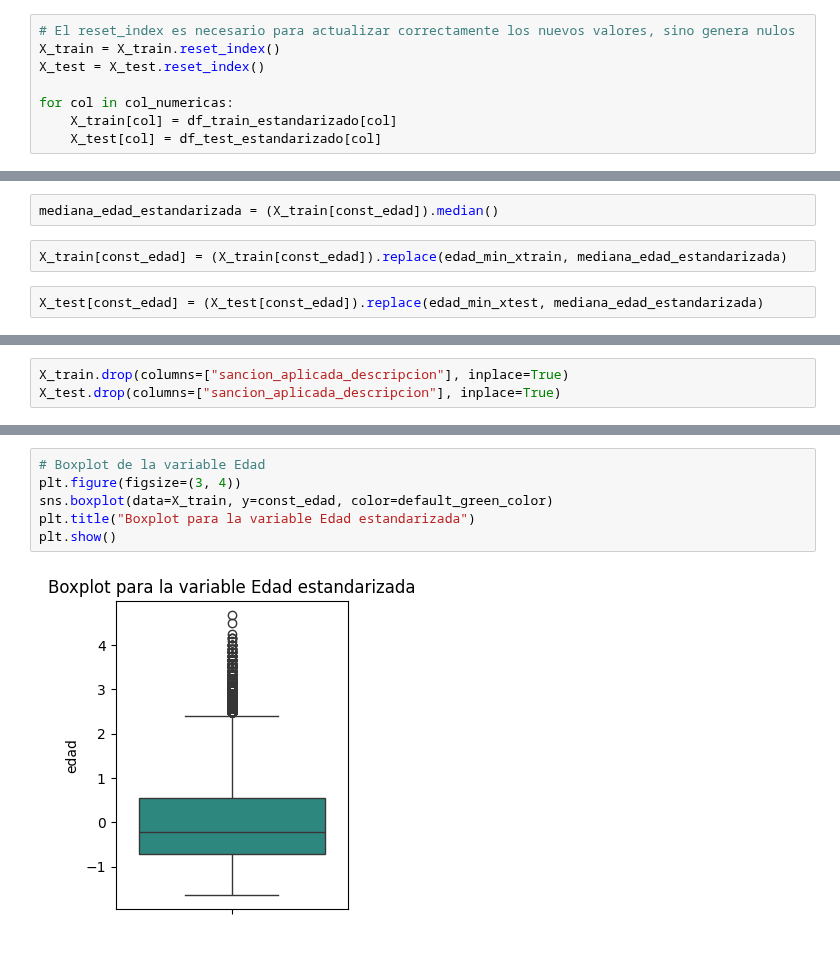
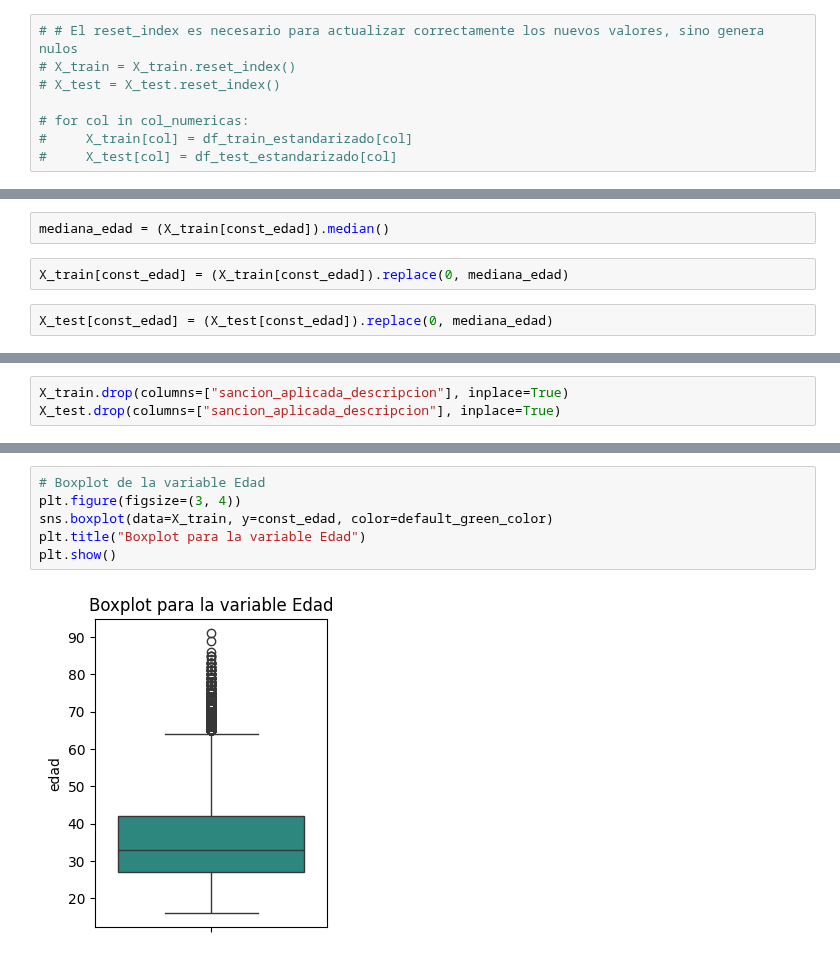
Before and after one commit to gasper-az/CEIA_Analisis_de_datos, a Jupyter notebook: trabajos_practicos/resolucion_tp_02/tp_02.ipynb, the cells around one changed output, grey strips where cells are left out. Drawn from its saved outputs; the diff is of its cells as text.

```diff
--- a/trabajos_practicos/resolucion_tp_02/tp_02.ipynb
+++ b/trabajos_practicos/resolucion_tp_02/tp_02.ipynb
@@ -307,11 +307,11 @@ len(X_train[X_train["edad"]==0])
 # %% [markdown]
 Se reemplazan las columnas numéricas originales en los datasets *train* y *test* por sus valores `estandarizados`.
 # %%
-# El reset_index es necesario para actualizar correctamente los nuevos valores, sino genera nulos
-X_train = X_train.reset_index()
-X_test = X_test.reset_index()
+# # El reset_index es necesario para actualizar correctamente los nuevos valores, sino genera nulos
+# X_train = X_train.reset_index()
+# X_test = X_test.reset_index()
 
-for col in col_numericas:
-    X_train[col] = df_train_estandarizado[col]
-    X_test[col] = df_test_estandarizado[col]
+# for col in col_numericas:
+#     X_train[col] = df_train_estandarizado[col]
+#     X_test[col] = df_test_estandarizado[col]
 # %% [markdown]
@@ -609,7 +597,7 @@ Debido a esto, se decide imputar los valores correspondientes a cero en la `edad
 # %%
-mediana_edad_estandarizada = (X_train[const_edad]).median()
+mediana_edad = (X_train[const_edad]).median()
 # %%
-X_train[const_edad] = (X_train[const_edad]).replace(edad_min_xtrain, mediana_edad_estandarizada)
+X_train[const_edad] = (X_train[const_edad]).replace(0, mediana_edad)
 # %%
-X_test[const_edad] = (X_test[const_edad]).replace(edad_min_xtest, mediana_edad_estandarizada)
+X_test[const_edad] = (X_test[const_edad]).replace(0, mediana_edad)
 # %%
@@ -702,11 +690,11 @@ Variable Edad
 # %%
 # Boxplot de la variable Edad
 plt.figure(figsize=(3, 4))
 sns.boxplot(data=X_train, y=const_edad, color=default_green_color)
-plt.title("Boxplot para la variable Edad estandarizada")
+plt.title("Boxplot para la variable Edad")
 plt.show()
 # %% [output]
-[figure, old version]
+[figure, new version]
 # %%
 Q1, Q2, Q3, IQR, min_iqr, max_iqr = get_iqr_metrics(X_train, const_edad)
 
```
Also changed, not shown: parts of 53 cells of this notebook.
